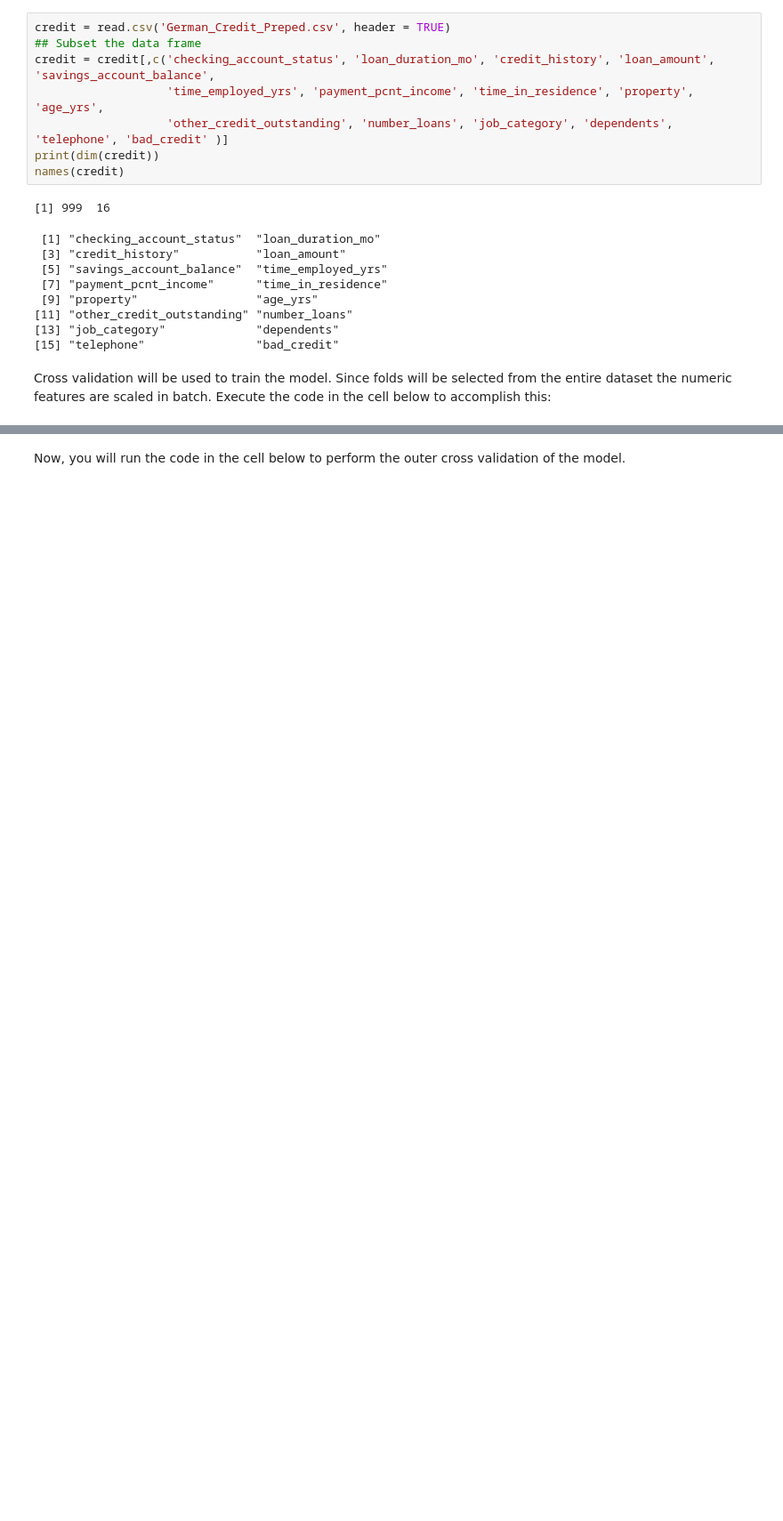
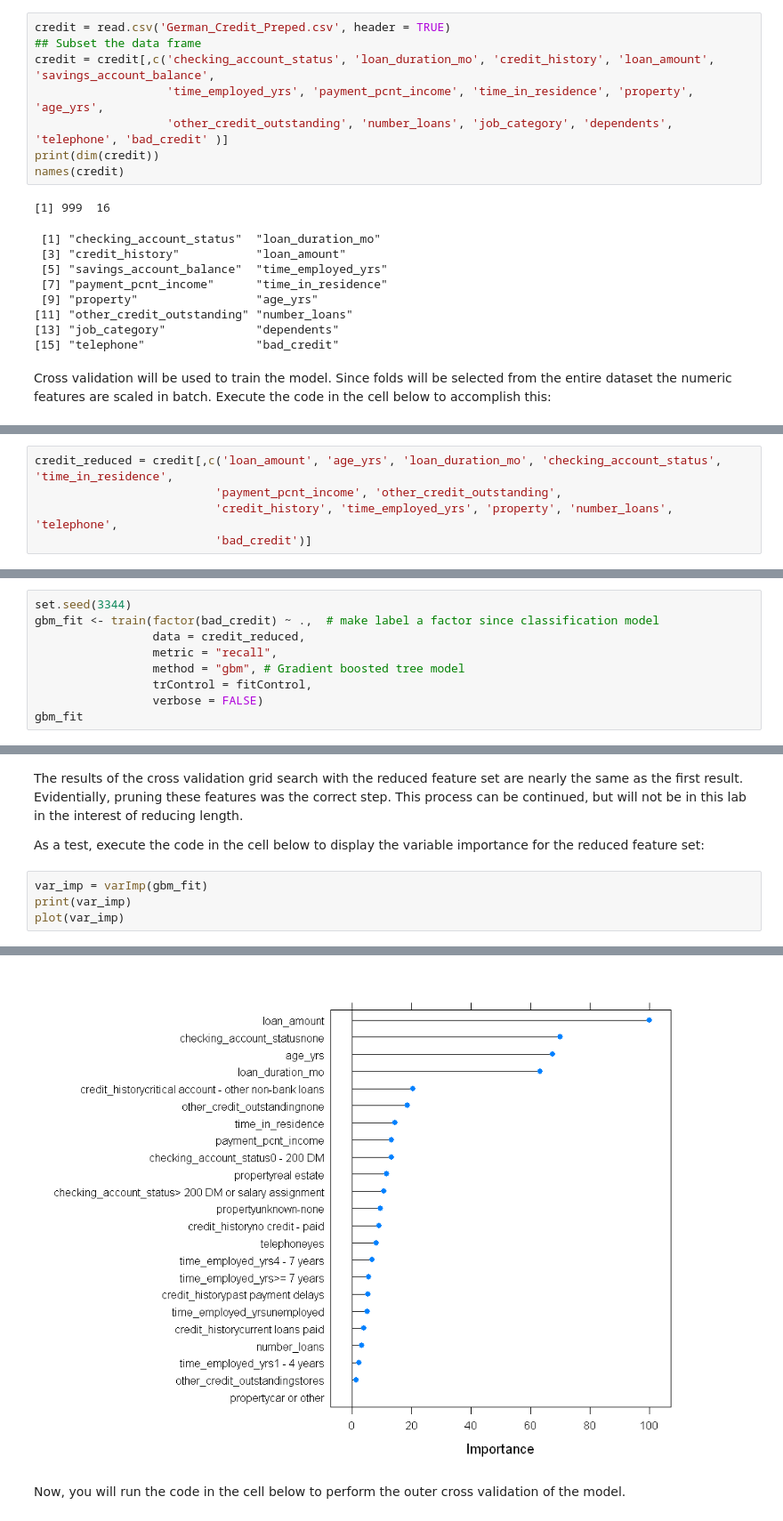
Before and after one commit to vijayraavi/Principles-of-Machine-Learning-R, a Jupyter notebook: Module6/Boosting.ipynb, the cells around one changed output, grey strips where cells are left out. Shown at 89% size. Saved outputs shown, nothing was run; the diff lists cells and outputs as text; blank space fills up the shorter version.

Commit message:
Nearly code complete

```diff
--- a/Module6/Boosting.ipynb
+++ b/Module6/Boosting.ipynb
@@ -351,0 +414,5 @@ print(ab_clf.best_estimator_.learning_rate)
+# %%
+credit_reduced = credit[,c('loan_amount', 'age_yrs', 'loan_duration_mo', 'checking_account_status', 'time_in_residence',
+                          'payment_pcnt_income', 'other_credit_outstanding',
+                          'credit_history', 'time_employed_yrs', 'property', 'number_loans', 'telephone',
+                          'bad_credit')]
@@ -351,0 +421,9 @@ print(ab_clf.best_estimator_.learning_rate)
+# %%
+set.seed(3344)
+gbm_fit <- train(factor(bad_credit) ~ .,  # make label a factor since classification model
+                 data = credit_reduced,
+                 metric = "recall",
+                 method = "gbm", # Gradient boosted tree model
+                 trControl = fitControl,
+                 verbose = FALSE)
+gbm_fit
@@ -351,0 +448,9 @@ print(ab_clf.best_estimator_.learning_rate)
+# %% [markdown]
+The results of the cross validation grid search with the reduced feature set are nearly the same as the first result. Evidentially, pruning these features was the correct step. This process can be continued, but will not be in this lab in the interest of reducing length.
+
+As a test, execute the code in the cell below to display the variable importance for the reduced feature set:
+# %%
+var_imp = varImp(gbm_fit)
+print(var_imp)
+plot(var_imp)
+# %% [output]
@@ -352,2 +474,3 @@ print(ab_clf.best_estimator_.learning_rate)
+[figure, added]
 # %% [markdown]
 Now, you will run the code in the cell below to perform the outer cross validation of the model.
```
Also changed, not shown: parts of 28 cells of this notebook.
